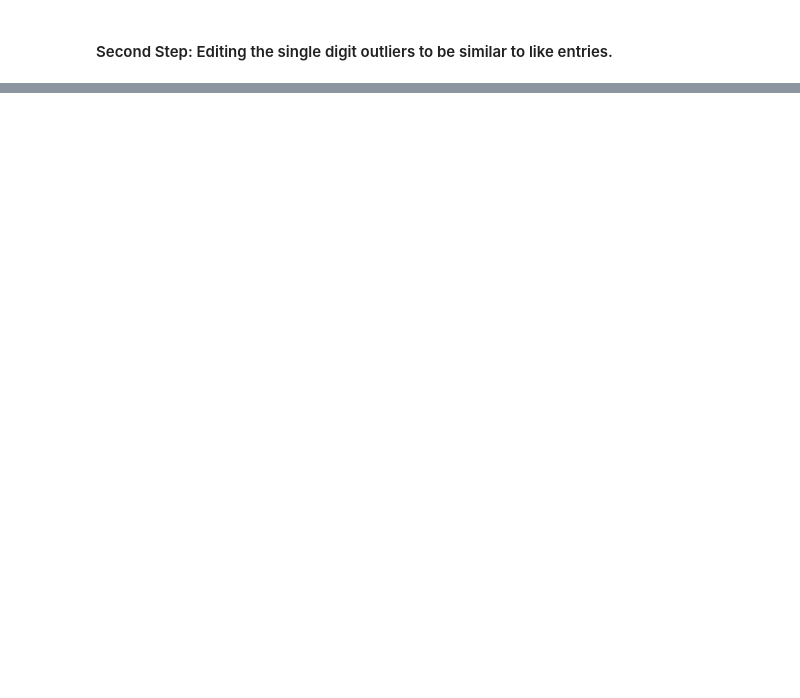
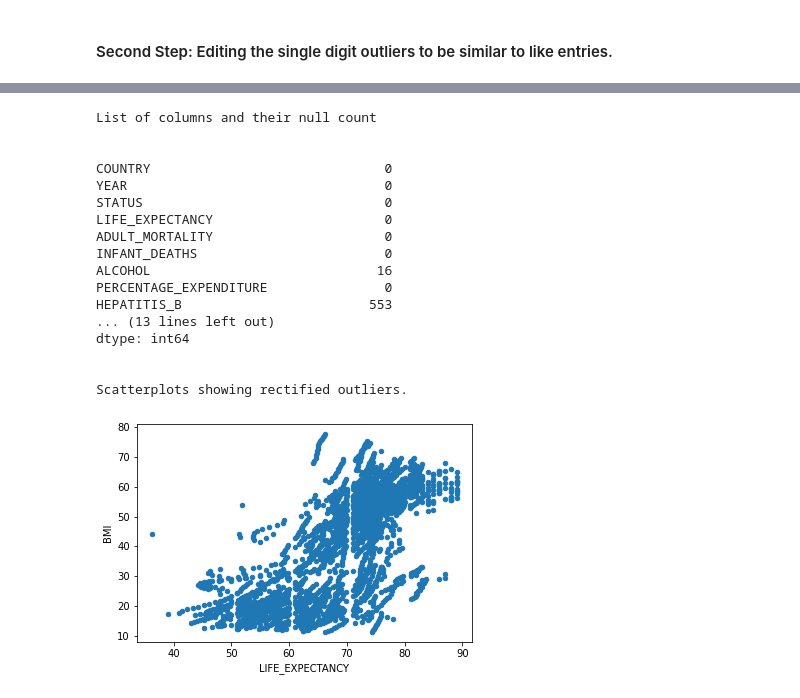
Before and after one commit to HoManCode/Group2-SIT307, a Jupyter notebook: A2 Dataset.ipynb, the cells around one changed output, grey strips where cells are left out. Saved outputs shown, nothing was run; the diff lists cells and outputs as text; code cells hidden in the pictures; blank space fills up the shorter version.

```diff
--- a/A2 Dataset.ipynb
+++ b/A2 Dataset.ipynb
@@ -608,0 +609,48 @@ Scatterplots showing rectified outliers.
+# %%
+# Change the type to string.
+life_df['BMI'] = life_df['BMI'].astype(str)
+
+# Go through and find the single digit entries and change them to NaN.
+for value in life_df['BMI']:
+    value = str(value)
+    if (len(value) == 3):
+        life_df.loc[life_df['BMI'] == value, 'BMI'] = np.NaN
+
+# Change data type back to float.
+life_df['BMI'] = life_df['BMI'].astype(float)
+
+# Use interpolate() function to fill the NaN entries with like data. Direction forwards/backwards to get 1st and last entries.
+life_df['BMI'] = life_df['BMI'].interpolate(method ='linear', limit_direction='forward', axis=0)
+life_df['BMI'] = life_df['BMI'].interpolate(method ='linear', limit_direction='backward', axis=0)
+
+# Returning South Sudan and Sudan values back to NaN.
+life_df.loc[(life_df['COUNTRY'] == 'South Sudan'), 'BMI'] = np.NaN
+life_df.loc[(life_df['COUNTRY'] == 'Sudan'), 'BMI'] = np.NaN
+
+print("List of columns and their null count")
+print("\n")
+print(life_df.isnull().sum())
+print("\n")
+print("Scatterplots showing rectified outliers.")
+
+# Plot the results of cleaned columns.
+ax = life_df.plot.scatter(x='LIFE_EXPECTANCY', y='BMI')
+# %% [output]
+List of columns and their null count
+
+
+COUNTRY                              0
+YEAR                                 0
+STATUS                               0
+LIFE_EXPECTANCY                      0
+ADULT_MORTALITY                      0
+INFANT_DEATHS                        0
+ALCOHOL                             16
+PERCENTAGE_EXPENDITURE               0
+HEPATITIS_B                        553
+... (13 lines left out)
+dtype: int64
+
+
+Scatterplots showing rectified outliers.
+[figure, added]
```
Also changed, not shown: parts of 4 cells of this notebook.
